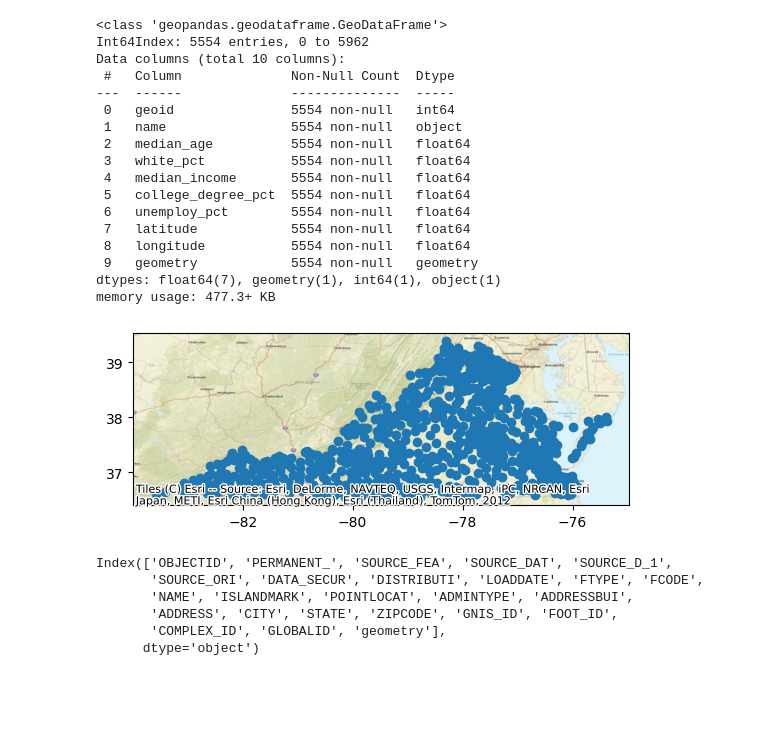
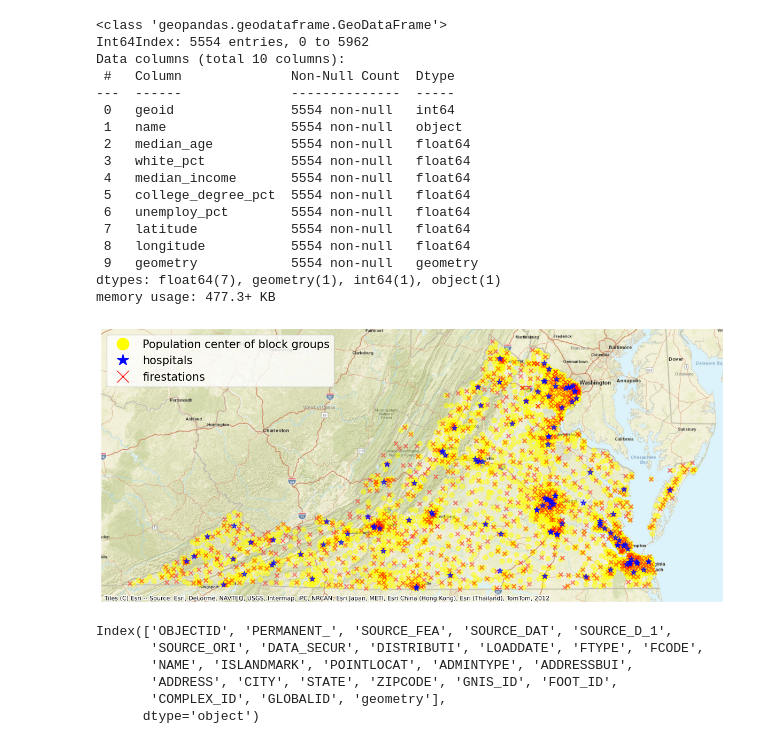
Before and after one commit to stevez02/ml4va_project, a Jupyter notebook: code/preliminary_analysis.ipynb, the cells around one changed output. Drawn from its saved outputs; the diff is of its cells as text; code cells hidden in the pictures; blank space fills up the shorter version.

Commit message:
update preliminary plot

```diff
--- a/code/preliminary_analysis.ipynb
+++ b/code/preliminary_analysis.ipynb
@@ -57,11 +57,25 @@ hospitals = gpd.GeoDataFrame(hospitals, geometry = gpd.points_from_xy(
 firestations = gpd.read_file("../data/firestations/Fire_Stations.shp")
 firestations = firestations[firestations['STATE'] == "VA"]
 firestations = firestations.to_crs("EPSG:4326")
-# %%
-ax = firestations.plot()
-cx.add_basemap(ax, crs=firestations.crs.to_string(), source = cx.providers.Esri.WorldStreetMap)
-# %% [output]
-[figure, removed]
+# %%
+ax = blocks.plot(figsize = (15,10), color='yellow', marker="o", markersize=40, alpha=0.5)
+firestations.plot(ax=ax, color = 'red', marker="x", markersize=30, alpha = 0.5)
+hospitals.plot(ax=ax, color='blue', marker="*", markersize=60, alpha=0.7)
+
+patch_list = [
+    lines.Line2D([0], [0], color = "yellow", marker='o', markersize=16, alpha=1, lw=0, label="Population center of block groups"),
+    lines.Line2D([0], [0], color = "blue", marker='*', markersize=16, lw=0, label="hospitals"),
+    lines.Line2D([0], [0], color = "red", marker='x', markersize=16, lw=0, label="firestations"),
+]
+
+ax.legend(handles=patch_list, fontsize=15, loc='upper left',
+        bbox_to_anchor = (0,1), title_fontsize=15)
+
+ax.axis('off')
+
+cx.add_basemap(ax, crs=firestations.crs.to_string(), source = cx.providers.Esri.WorldStreetMap)
+# %% [output]
+[figure, added]
 # %%
 firestations.columns
 # %% [output]
```
